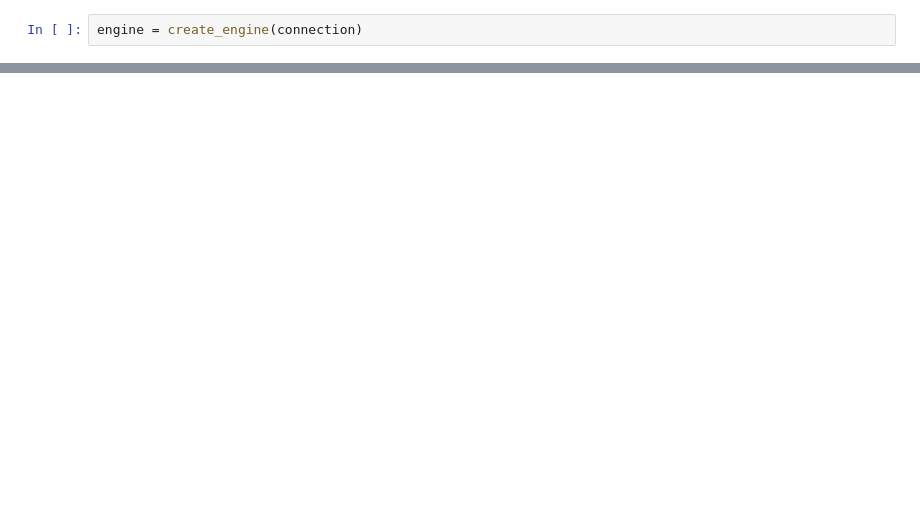
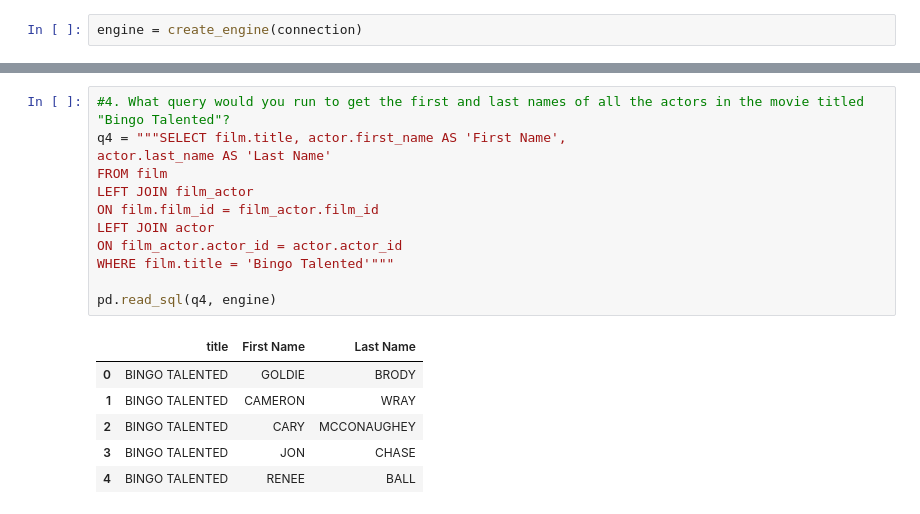
Before and after one commit to daveyeajoon/Sakila, a Jupyter notebook: Sakila.ipynb, the cells around one changed output, grey strips where cells are left out. Drawn from its saved outputs; the diff is of its cells as text; blank space fills up the shorter version.

```diff
--- a/Sakila.ipynb
+++ b/Sakila.ipynb
@@ -23,0 +90,19 @@ NameError: name 'pd' is not defined
+# %%
+#4. What query would you run to get the first and last names of all the actors in the movie titled "Bingo Talented"?
+q4 = """SELECT film.title, actor.first_name AS 'First Name',
+actor.last_name AS 'Last Name'
+FROM film
+LEFT JOIN film_actor
+ON film.film_id = film_actor.film_id
+LEFT JOIN actor
+ON film_actor.actor_id = actor.actor_id
+WHERE film.title = 'Bingo Talented'"""
+
+pd.read_sql(q4, engine)
+# %% [output]
+|  | title | First Name | Last Name |
+| 0 | BINGO TALENTED | GOLDIE | BRODY |
+| 1 | BINGO TALENTED | CAMERON | WRAY |
+| 2 | BINGO TALENTED | CARY | MCCONAUGHEY |
+| 3 | BINGO TALENTED | JON | CHASE |
+| 4 | BINGO TALENTED | RENEE | BALL |
```
Also changed, not shown: parts of 8 cells of this notebook, 1 other file.
